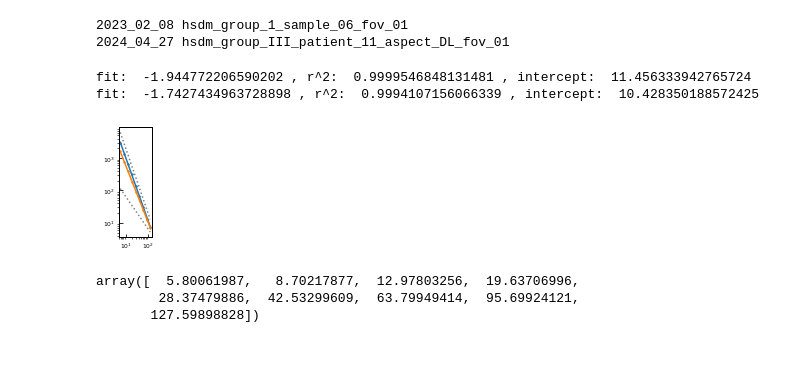
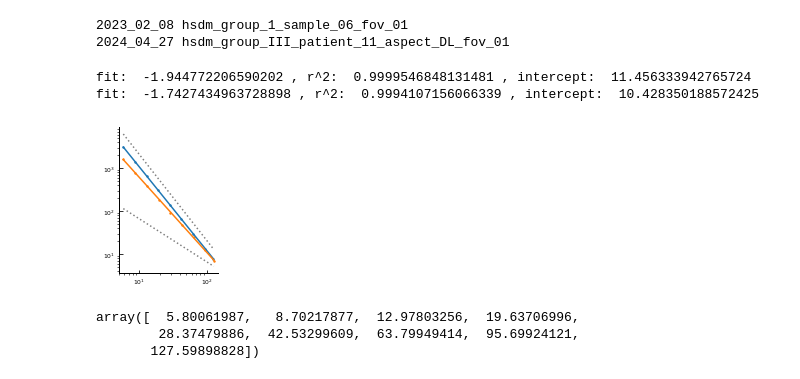
Before and after one commit to benjamingrodner/peri_implantitis_HiPRFISH_analysis, a Jupyter notebook: nb_spatial_stats.ipynb, the cells around one changed output. Saved outputs shown, nothing was run; the diff lists cells and outputs as text; code cells hidden in the pictures.

```diff
--- a/nb_spatial_stats.ipynb
+++ b/nb_spatial_stats.ipynb
@@ -60,9 +60,3 @@ os.chdir(cluster + workdir)
 os.getcwd()
 # %% [output]
 '/local/workdir/bmg224/harvard_dental/manuscript/code'
-# %%
-i = 1
-while i:
-    print(i, end='\r')
-    sleep(2)
-    i+=1
@@ -3389,7 +3380,7 @@ for bn in sns:
 # %%
 marker_size = 2
 
-fig, ax = ip.general_plot(dims=(1,2), ft=6)
+fig, ax = ip.general_plot(dims=(1.9,2.5), ft=6)
 for bn in sns:
     areas, Dsums = dict_bn_areas_Xas[bn]
     edges = np.array(areas) ** (1/2)
@@ -3405,34 +3396,34 @@ for bn in sns:
     x = np.array([min(edges), max(edges)])
     y = math.exp(intercept) * x**slope
     ax.plot(x, y, color=col)
     ax.set_xscale("log")
     ax.set_yscale("log")
     # ax.set_xticks([], labels=[])
     ax.xaxis.set_minor_formatter(tck.NullFormatter())
 
 # Plot idealized slopes
 color = (0.5,0.5,0.5)
 linestyle = ':'
 
 x = np.array([min(edges), max(edges)])
 intercept = 12.25
 slope = -2
 y = math.exp(intercept) * x**slope
 ax.plot(x,y, color=color, ls=linestyle)
 
 x = np.array([min(edges), max(edges)])
 intercept = 6.5
 slope = -1
 y = math.exp(intercept) * x**slope
 ax.plot(x,y, color=color, ls=linestyle)
 
 sample_compare_dir =  '../outputs/segmentation_2024_03_07/compare_samples'
 out_fn = sample_compare_dir + "/box_counting/2024_07_08_fuzzy_box_counting_curves_cosdist.pdf"
 ip.save_fig(out_fn)
 # %% [output]
 fit:  -1.944772206590202 , r^2:  0.9999546848131481 , intercept:  11.456333942765724
 fit:  -1.7427434963728898 , r^2:  0.9994107156066339 , intercept:  10.428350188572425
-[figure, old version]
+[figure, new version]
 # %%
 np.array(list(dict_area_q_Xas.keys()))**(1/2)
 # %% [output]
```
Also changed, not shown: parts of 69 cells of this notebook, 3 other files.
